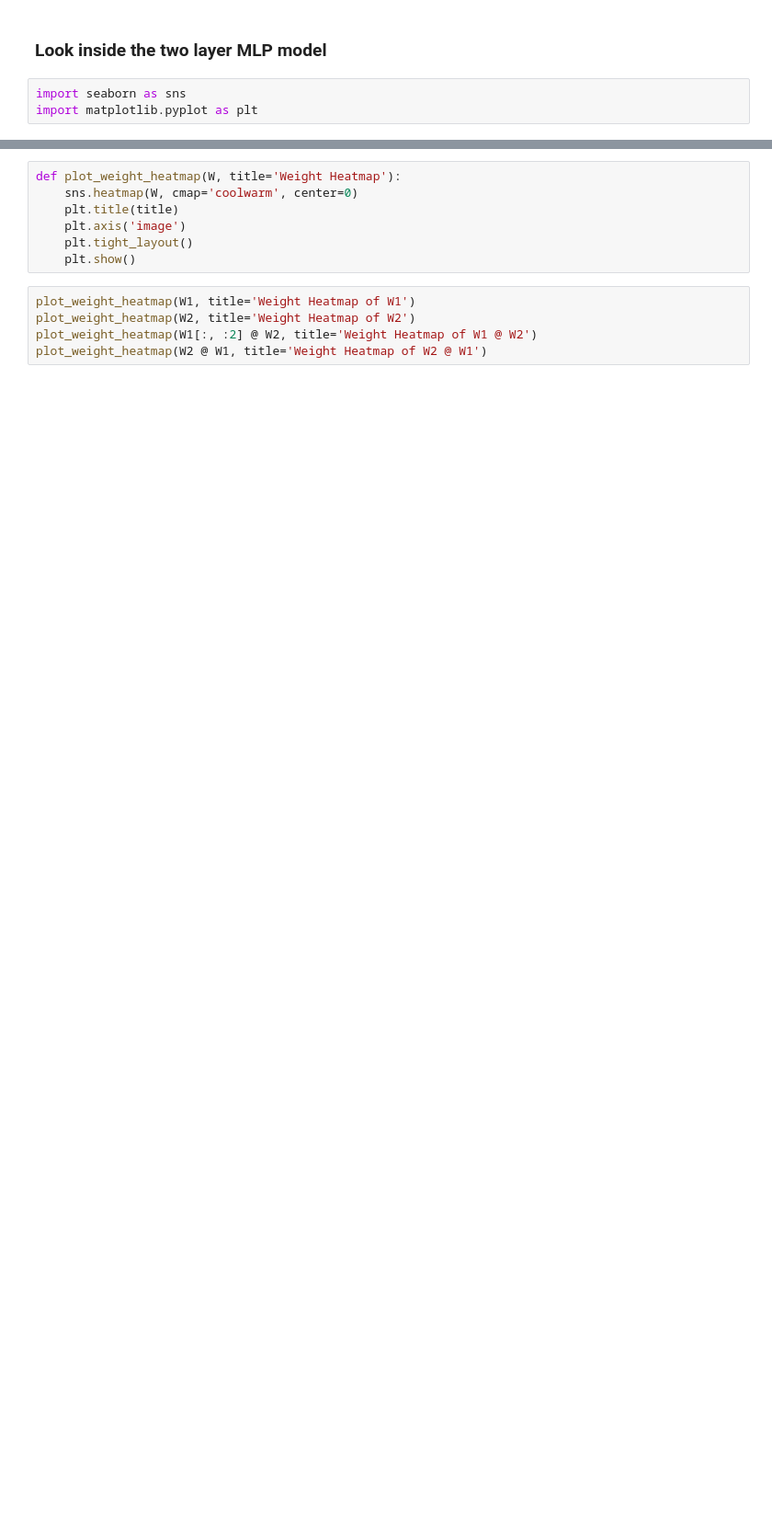
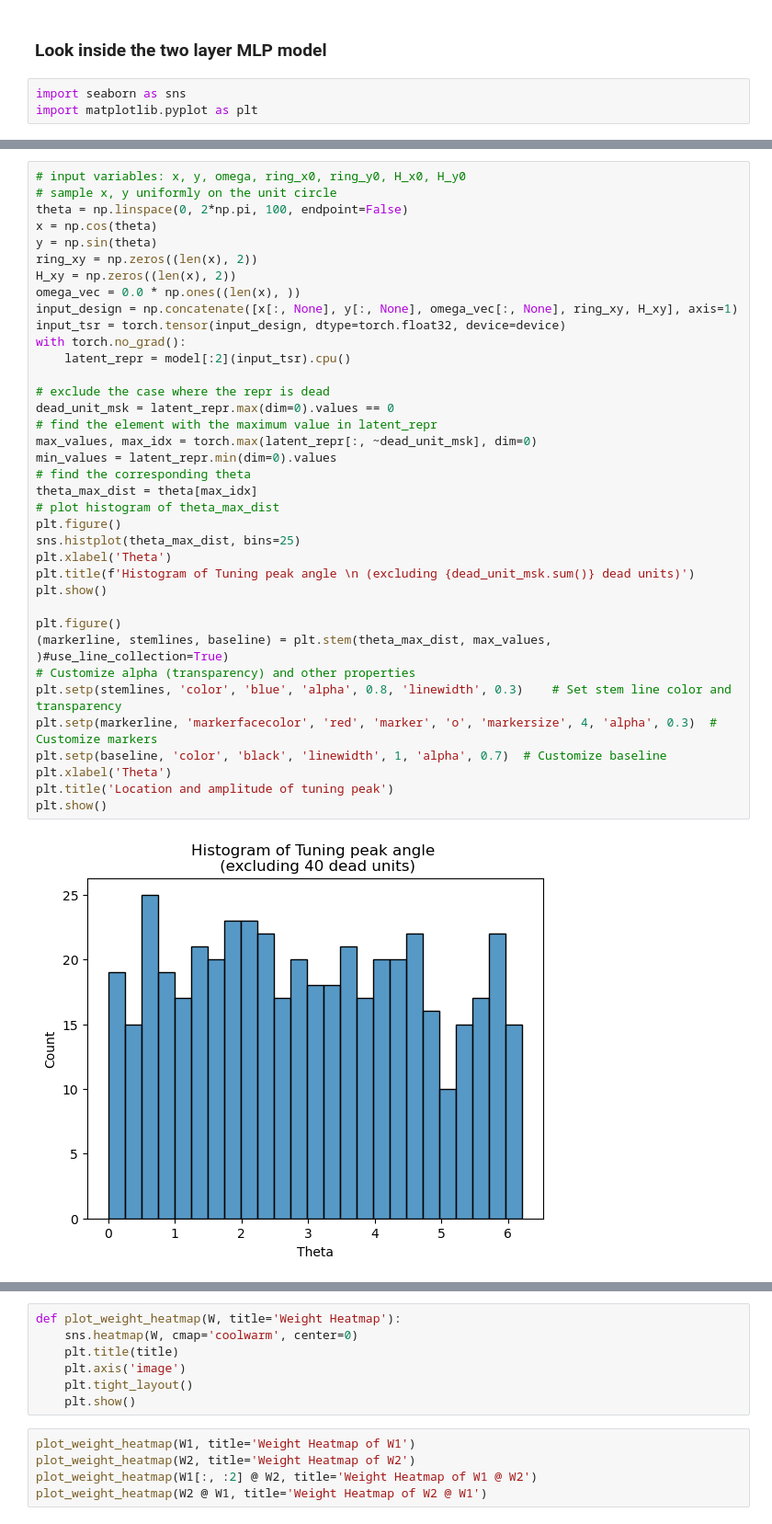
Before and after one commit to Animadversio/DiffusionMemorization, a Jupyter notebook: notebooks/star_shape_radial_MLP_RNN_model.ipynb, the cells around one changed output, grey strips where cells are left out. Shown at 92% size. Drawn from its saved outputs; the diff is of its cells as text; blank space fills up the shorter version.

```diff
--- a/notebooks/star_shape_radial_MLP_RNN_model.ipynb
+++ b/notebooks/star_shape_radial_MLP_RNN_model.ipynb
@@ -512,0 +656,39 @@ Sequential(
+# %%
+# input variables: x, y, omega, ring_x0, ring_y0, H_x0, H_y0
+# sample x, y uniformly on the unit circle
+theta = np.linspace(0, 2*np.pi, 100, endpoint=False)
+x = np.cos(theta)
+y = np.sin(theta)
+ring_xy = np.zeros((len(x), 2))
+H_xy = np.zeros((len(x), 2))
+omega_vec = 0.0 * np.ones((len(x), ))
+input_design = np.concatenate([x[:, None], y[:, None], omega_vec[:, None], ring_xy, H_xy], axis=1)
+input_tsr = torch.tensor(input_design, dtype=torch.float32, device=device)
+with torch.no_grad():
+    latent_repr = model[:2](input_tsr).cpu()
+
+# exclude the case where the repr is dead
+dead_unit_msk = latent_repr.max(dim=0).values == 0
+# find the element with the maximum value in latent_repr
+max_values, max_idx = torch.max(latent_repr[:, ~dead_unit_msk], dim=0)
+min_values = latent_repr.min(dim=0).values
+# find the corresponding theta
+theta_max_dist = theta[max_idx]
+# plot histogram of theta_max_dist
+plt.figure()
+sns.histplot(theta_max_dist, bins=25)
+plt.xlabel('Theta')
+plt.title(f'Histogram of Tuning peak angle \n (excluding {dead_unit_msk.sum()} dead units)')
+plt.show()
+
+plt.figure()
+(markerline, stemlines, baseline) = plt.stem(theta_max_dist, max_values, )#use_line_collection=True)
+# Customize alpha (transparency) and other properties
+plt.setp(stemlines, 'color', 'blue', 'alpha', 0.8, 'linewidth', 0.3)    # Set stem line color and transparency
+plt.setp(markerline, 'markerfacecolor', 'red', 'marker', 'o', 'markersize', 4, 'alpha', 0.3)  # Customize markers
+plt.setp(baseline, 'color', 'black', 'linewidth', 1, 'alpha', 0.7)  # Customize baseline
+plt.xlabel('Theta')
+plt.title('Location and amplitude of tuning peak')
+plt.show()
+# %% [output]
+[figure, added]
```
Also changed, not shown: parts of 15 cells of this notebook, 1 other file.
